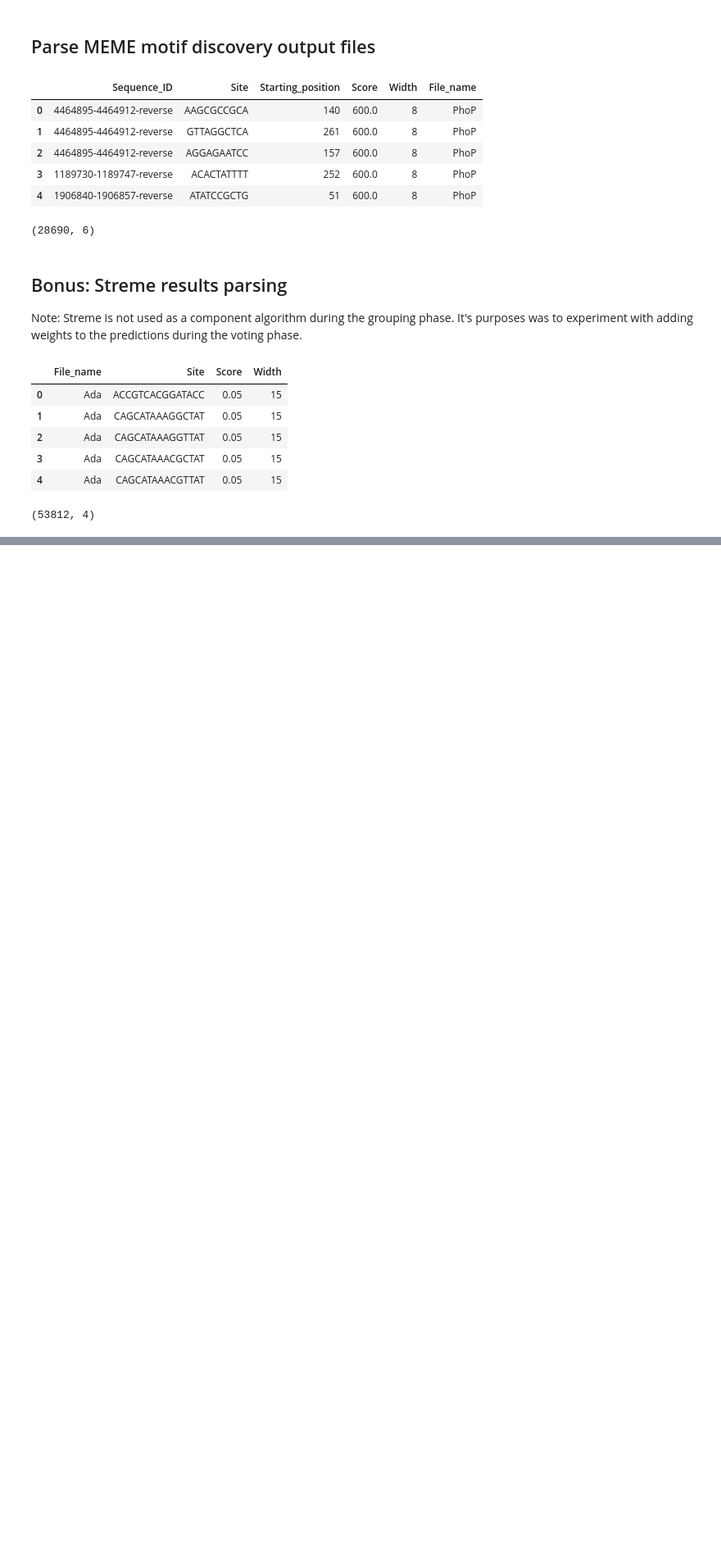
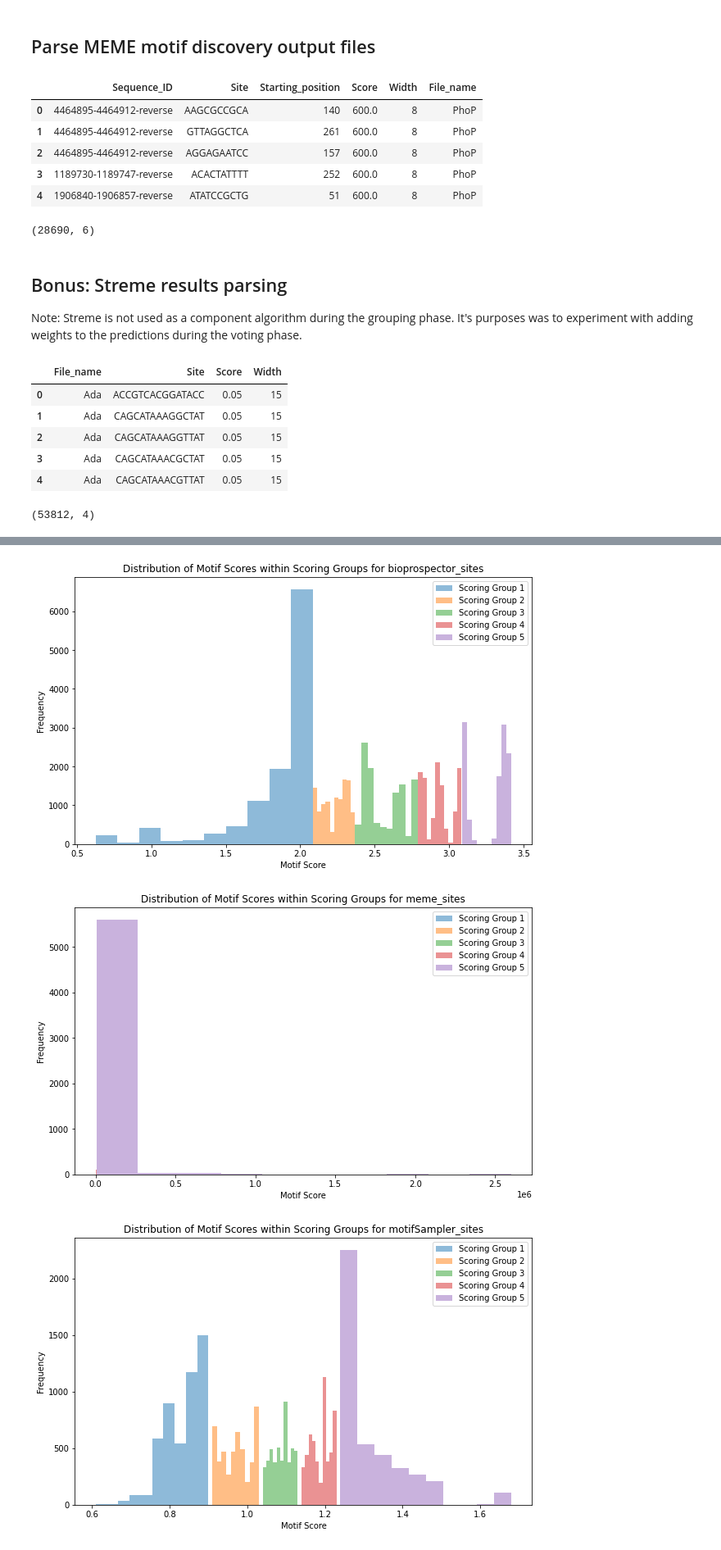
Before and after one commit to SpyrosAlvanakis/Molecular_Algorithms_project, a Jupyter notebook: Run_EMD_Pipeline.ipynb, the cells around one changed output, grey strips where cells are left out. Shown at 82% size. Saved outputs shown, nothing was run; the diff lists cells and outputs as text; code cells hidden in the pictures; blank space fills up the shorter version.

Commit message:
Add grouping phase in final pipeline

```diff
--- a/Run_EMD_Pipeline.ipynb
+++ b/Run_EMD_Pipeline.ipynb
@@ -152,0 +158,10 @@ print(streme_motifs.shape)
+# %%
+stage1_dir = 'CSVs/stage_1/'
+
+concatenated_df = group_collected_results(stage1_dir)
+concatenated_df.to_csv('CSVs/grouping/Concatenated.csv', index=False)
+concatenated_df.head()
+# %% [output]
+[figure, added]
+[figure, added]
+[figure, added]
```
Also changed, not shown: parts of 12 cells of this notebook, 3 other files.
